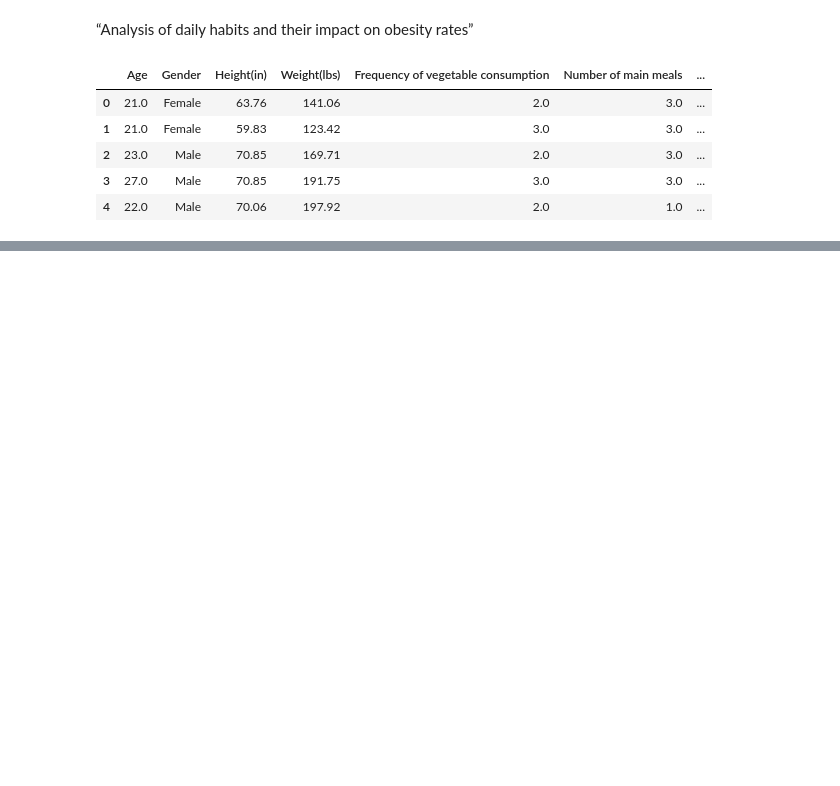
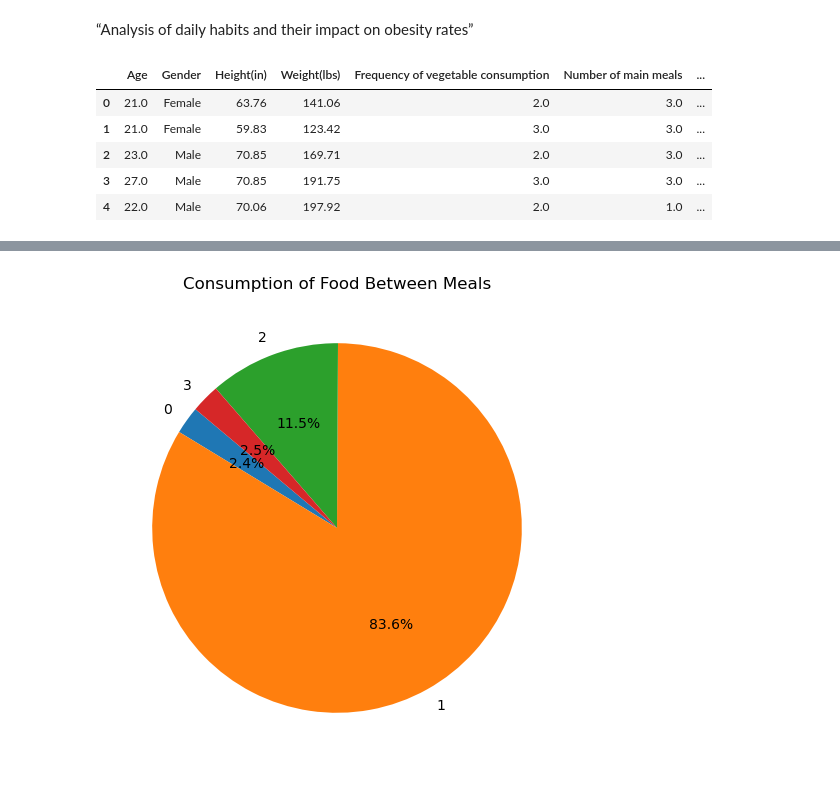
Before and after one commit to Mjohnson0529/project-3, a Jupyter notebook: Daily_Habits _Pie _Graph/PieGraph.ipynb, the cells around one changed output, grey strips where cells are left out. Saved outputs shown, nothing was run; the diff lists cells and outputs as text; code cells hidden in the pictures; blank space fills up the shorter version.

```diff
--- a/Daily_Habits _Pie _Graph/PieGraph.ipynb
+++ b/Daily_Habits _Pie _Graph/PieGraph.ipynb
@@ -28,0 +108,8 @@ habits_columns = [
+# %%
+# Plot Pie Graph for Consumption of Food Between Meals
+plt.figure(figsize=(6, 6))
+plt.pie(between_count, labels=between_count.index, autopct='%1.1f%%', startangle=140)
+plt.title("Consumption of Food Between Meals")
+plt.show()
+# %% [output]
+[figure, added]
```
Also changed, not shown: parts of 9 cells of this notebook, 6 other files.
